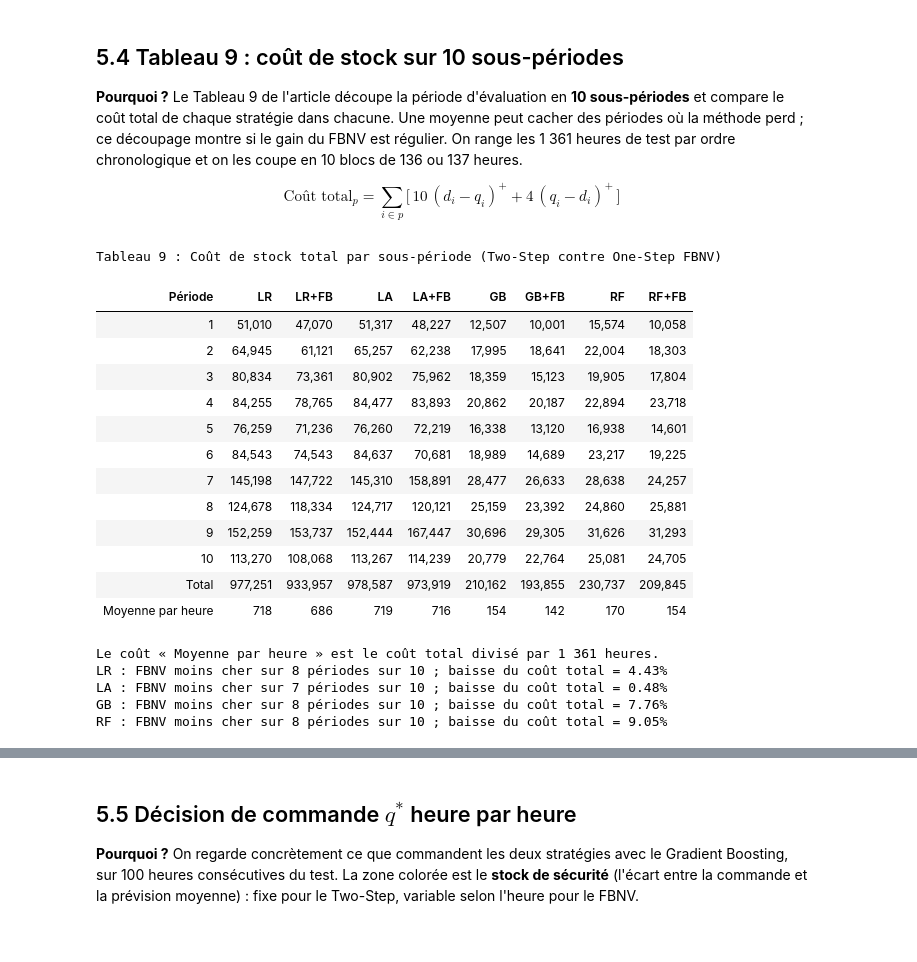
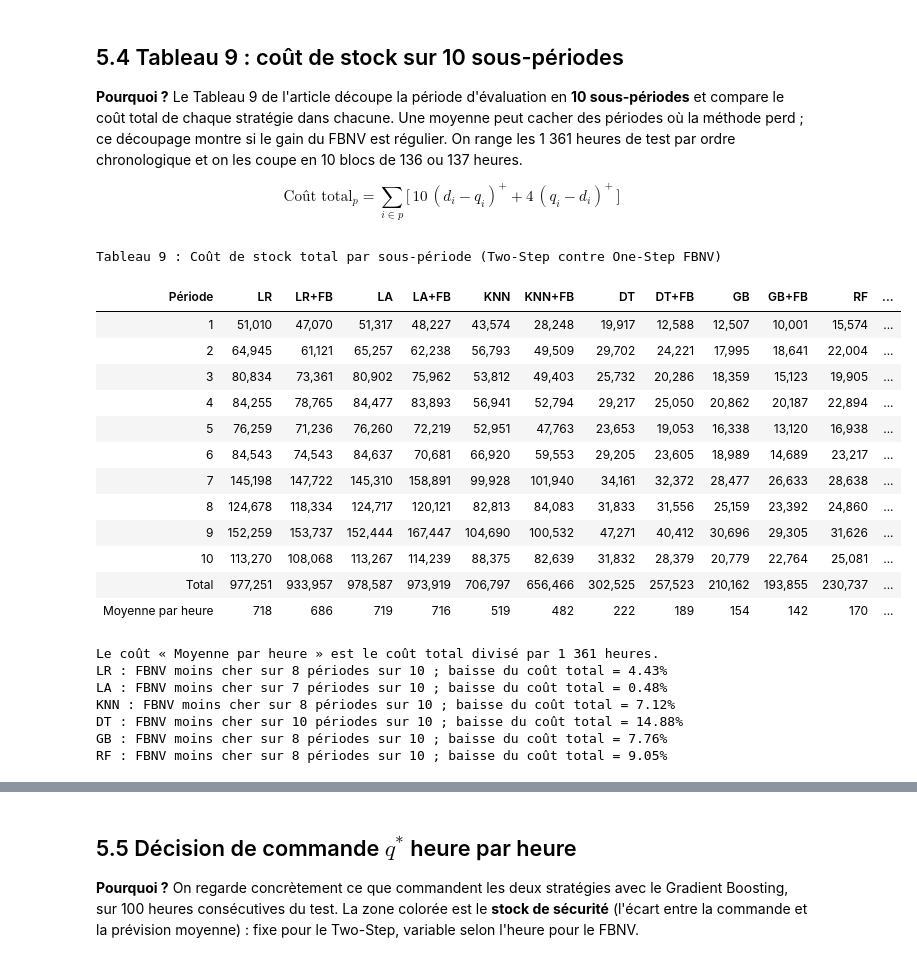
Before and after one commit to eliasbelme/eliasbelme.github.io, a Jupyter notebook: TP_GP27_FBNV.ipynb, the cells around one changed output, grey strips where cells are left out. Saved outputs shown, nothing was run; the diff lists cells and outputs as text; code cells hidden in the pictures.

```diff
--- a/TP_GP27_FBNV.ipynb
+++ b/TP_GP27_FBNV.ipynb
@@ -568,8 +624,11 @@ modeles = {
     "Ridge": make_pipeline(StandardScaler(), Ridge(alpha=1.0)),
     "ElasticNet": make_pipeline(StandardScaler(), ElasticNet(alpha=0.1, l1_ratio=0.5, random_state=RANDOM_STATE)),
     "KNN": make_pipeline(StandardScaler(), KNeighborsRegressor(n_neighbors=10)),
+    "SVR": make_pipeline(StandardScaler(), SVR()),
+    "Decision Tree": DecisionTreeRegressor(random_state=RANDOM_STATE),
+    "Random Forest": RandomForestRegressor(random_state=RANDOM_STATE, n_jobs=-1),
     "Gradient Boosting": GradientBoostingRegressor(random_state=RANDOM_STATE),
-    "Random Forest": RandomForestRegressor(random_state=RANDOM_STATE, n_jobs=-1),
+    "HistGradientBoosting": HistGradientBoostingRegressor(random_state=RANDOM_STATE),
 }
 
 resultats_cv, rmse_plis = [], {}
@@ -607,7 +671,7 @@ Tableau 3.1 : Validation croisée 5 plis (moyenne des 5 plis)
 # %%
 ordre = tab_cv["Modèle"].tolist()
 plis = pd.DataFrame(rmse_plis)[ordre].melt(var_name="Modèle", value_name="RMSE")
-fig, ax = plt.subplots(figsize=(10, 4.5))
+fig, ax = plt.subplots(figsize=(10, 5.5))
 sns.boxplot(x="RMSE", y="Modèle", data=plis, color=BLEU, ax=ax)
 sns.stripplot(x="RMSE", y="Modèle", data=plis, color="black", size=4, ax=ax)
 ax.set(title="RMSE des 5 plis de validation croisée", xlabel="RMSE (vélos par heure)", ylabel="")
@@ -811,25 +919,33 @@ for a in alphas:
     lignes.append({"alpha": a,
                    "LR Two-Step": c(np.maximum(d_hat["LR"] + z_a * sigma["LR"], 0)),
                    "LR+FB": c(np.maximum(lr_a.predict(Xte), 0)),
+                   "KNN Two-Step": c(np.maximum(d_hat["KNN"] + z_a * sigma["KNN"], 0)),
+                   "KNN+FB": c(np.quantile(demandes_voisins, a, axis=1)),
+                   "DT Two-Step": c(np.maximum(d_hat["DT"] + z_a * sigma["DT"], 0)),
+                   "DT+FB": c(quantile_feuilles(a)),
                    "GB Two-Step": c(np.maximum(d_hat["GB"] + z_a * sigma["GB"], 0)),
                    "GB+FB": c(np.maximum(gb_a.predict(Xte), 0)),
                    "RF Two-Step": c(np.maximum(d_hat["RF"] + z_a * sigma["RF"], 0)),
                    "RF+FB": c(np.quantile(preds_arbres, a, axis=0))})
 sens = pd.DataFrame(lignes)
 
-fig, axes = plt.subplots(1, 3, figsize=(15, 4.2), sharex=True)
-for ax, m in zip(axes, ["LR", "GB", "RF"]):
+SENS = ["LR", "KNN", "DT", "GB", "RF"]
+fig, axes = plt.subplots(2, 3, figsize=(15, 8))
+axes = axes.ravel()
+for ax, m in zip(axes, SENS):
     ax.plot(sens["alpha"], sens[f"{m} Two-Step"], color=ORANGE, ls="--", marker="o", ms=3, label="Two-Step")
     ax.plot(sens["alpha"], sens[f"{m}+FB"], color=BLEU, marker="o", ms=3, label="One-Step FBNV")
     ax.axvline(ALPHA, color=GRIS, ls=":", label="alpha* = 0,714")
-    ax.set(title={"LR": "Linear Regression", "GB": "Gradient Boosting", "RF": "Random Forest"}[m],
-           xlabel="Fractile critique b / (b + h)")
+    ax.set(title=NOMS[m], xlabel="Fractile critique b / (b + h)")
 axes[0].set_ylabel("Coût moyen par heure")
-axes[0].legend()
+axes[3].set_ylabel("Coût moyen par heure")
+axes[5].axis("off")
+axes[5].legend(*axes[0].get_legend_handles_labels(), loc="center", fontsize=11)
+fig.tight_layout()
 sauver(fig, "fig8_sensibilite")
 plt.show()
 
-for m in ["LR", "GB", "RF"]:
+for m in SENS:
     gagne = (sens[f"{m}+FB"] < sens[f"{m} Two-Step"])
     print(f"{m} : FBNV moins cher pour {gagne.sum()} valeurs de alpha sur {len(alphas)} ;"
           f" alpha où il perd : {sens.loc[~gagne, 'alpha'].tolist()}")
@@ -919,13 +1040,13 @@ holiday        0.8
 # %%
 ordre_t = np.argsort(df.loc[X_test.index, "datetime"].values)   # heures du test dans l'ordre chronologique
 fen = ordre_t[:150]
-fig, axes = plt.subplots(2, 2, figsize=(14, 7), sharey=True)
-for ax, m, nom in zip(axes.ravel(), prevision, ["Linear Regression", "Lasso", "Gradient Boosting", "Random Forest"]):
+fig, axes = plt.subplots(3, 2, figsize=(14, 10), sharey=True)
+for ax, (m, nom) in zip(axes.ravel(), NOMS.items()):
     ax.plot(yte.values[fen], color="black", lw=1.4, label="Demande réelle")
     ax.plot(d_hat[m][fen], color=BLEU, lw=1.4, ls="--", label="Prévision")
     ax.set(title=f"{nom} (R² test = {r2_score(yte, d_hat[m]):.2f})", xlabel="Heures du test (ordre chronologique)")
-axes[0, 0].set_ylabel("Vélos par heure")
-axes[1, 0].set_ylabel("Vélos par heure")
+for ligne in axes:
+    ligne[0].set_ylabel("Vélos par heure")
 axes[0, 0].legend()
 fig.tight_layout()
 sauver(fig, "fig10_reel_vs_prevu")
@@ -947,38 +1069,42 @@ plt.show()
 $$\text{Coût total}_p = \sum_{i \in p} \big[\,10\,(d_i - q_i)^+ + 4\,(q_i - d_i)^+\,\big]$$
 # %%
 periodes = np.array_split(ordre_t, 10)
-colonnes = {"LR": q_two["LR"], "LR+FB": q_one["LR"], "LA": q_two["LA"], "LA+FB": q_one["LA"],
-            "GB": q_two["GB"], "GB+FB": q_one["GB"], "RF": q_two["RF"], "RF+FB": q_one["RF"]}
+colonnes = {}
+for m in prevision:                                   # LR, LR+FB, LA, LA+FB, ... RF, RF+FB
+    colonnes[m] = q_two[m]
+    colonnes[m + "+FB"] = q_one[m]
 tab9 = pd.DataFrame([{"Période": k, **{nom: cout(yte.values[idx], q[idx]) * len(idx) for nom, q in colonnes.items()}}
                      for k, idx in enumerate(periodes, 1)])
 total = tab9.drop(columns="Période").sum()
 moyenne = pd.Series({nom: cout(yte, q) for nom, q in colonnes.items()})
 tab9 = pd.concat([tab9, pd.DataFrame([{"Période": "Total", **total}, {"Période": "Moyenne par heure", **moyenne}])])
 tableau(tab9, "Tableau 9 : Coût de stock total par sous-période (Two-Step contre One-Step FBNV)",
         {c: "{:,.0f}" for c in colonnes})
 print("Le coût « Moyenne par heure » est le coût total divisé par 1 361 heures.")
 
-for m in ["LR", "LA", "GB", "RF"]:
+for m in prevision:
     gagne = (tab9[f"{m}+FB"].values[:10] < tab9[m].values[:10]).sum()
     print(f"{m} : FBNV moins cher sur {gagne} périodes sur 10 ; baisse du coût total = {1 - total[m + '+FB'] / total[m]:.2%}")
 # %% [output]
 Tableau 9 : Coût de stock total par sous-période (Two-Step contre One-Step FBNV)
-| Période | LR | LR+FB | LA | LA+FB | GB | GB+FB | RF | RF+FB |
-| 1 | 51,010 | 47,070 | 51,317 | 48,227 | 12,507 | 10,001 | 15,574 | 10,058 |
-| 2 | 64,945 | 61,121 | 65,257 | 62,238 | 17,995 | 18,641 | 22,004 | 18,303 |
-| 3 | 80,834 | 73,361 | 80,902 | 75,962 | 18,359 | 15,123 | 19,905 | 17,804 |
-| 4 | 84,255 | 78,765 | 84,477 | 83,893 | 20,862 | 20,187 | 22,894 | 23,718 |
-| 5 | 76,259 | 71,236 | 76,260 | 72,219 | 16,338 | 13,120 | 16,938 | 14,601 |
-| 6 | 84,543 | 74,543 | 84,637 | 70,681 | 18,989 | 14,689 | 23,217 | 19,225 |
-| 7 | 145,198 | 147,722 | 145,310 | 158,891 | 28,477 | 26,633 | 28,638 | 24,257 |
-| 8 | 124,678 | 118,334 | 124,717 | 120,121 | 25,159 | 23,392 | 24,860 | 25,881 |
-| 9 | 152,259 | 153,737 | 152,444 | 167,447 | 30,696 | 29,305 | 31,626 | 31,293 |
-| 10 | 113,270 | 108,068 | 113,267 | 114,239 | 20,779 | 22,764 | 25,081 | 24,705 |
-| Total | 977,251 | 933,957 | 978,587 | 973,919 | 210,162 | 193,855 | 230,737 | 209,845 |
-| Moyenne par heure | 718 | 686 | 719 | 716 | 154 | 142 | 170 | 154 |
+| Période | LR | LR+FB | LA | LA+FB | KNN | KNN+FB | DT | DT+FB | GB | GB+FB | RF | ... |
+| 1 | 51,010 | 47,070 | 51,317 | 48,227 | 43,574 | 28,248 | 19,917 | 12,588 | 12,507 | 10,001 | 15,574 | ... |
+| 2 | 64,945 | 61,121 | 65,257 | 62,238 | 56,793 | 49,509 | 29,702 | 24,221 | 17,995 | 18,641 | 22,004 | ... |
+| 3 | 80,834 | 73,361 | 80,902 | 75,962 | 53,812 | 49,403 | 25,732 | 20,286 | 18,359 | 15,123 | 19,905 | ... |
+| 4 | 84,255 | 78,765 | 84,477 | 83,893 | 56,941 | 52,794 | 29,217 | 25,050 | 20,862 | 20,187 | 22,894 | ... |
+| 5 | 76,259 | 71,236 | 76,260 | 72,219 | 52,951 | 47,763 | 23,653 | 19,053 | 16,338 | 13,120 | 16,938 | ... |
+| 6 | 84,543 | 74,543 | 84,637 | 70,681 | 66,920 | 59,553 | 29,205 | 23,605 | 18,989 | 14,689 | 23,217 | ... |
+| 7 | 145,198 | 147,722 | 145,310 | 158,891 | 99,928 | 101,940 | 34,161 | 32,372 | 28,477 | 26,633 | 28,638 | ... |
+| 8 | 124,678 | 118,334 | 124,717 | 120,121 | 82,813 | 84,083 | 31,833 | 31,556 | 25,159 | 23,392 | 24,860 | ... |
+| 9 | 152,259 | 153,737 | 152,444 | 167,447 | 104,690 | 100,532 | 47,271 | 40,412 | 30,696 | 29,305 | 31,626 | ... |
+| 10 | 113,270 | 108,068 | 113,267 | 114,239 | 88,375 | 82,639 | 31,832 | 28,379 | 20,779 | 22,764 | 25,081 | ... |
+| Total | 977,251 | 933,957 | 978,587 | 973,919 | 706,797 | 656,466 | 302,525 | 257,523 | 210,162 | 193,855 | 230,737 | ... |
+| Moyenne par heure | 718 | 686 | 719 | 716 | 519 | 482 | 222 | 189 | 154 | 142 | 170 | ... |
 Le coût « Moyenne par heure » est le coût total divisé par 1 361 heures.
 LR : FBNV moins cher sur 8 périodes sur 10 ; baisse du coût total = 4.43%
 LA : FBNV moins cher sur 7 périodes sur 10 ; baisse du coût total = 0.48%
+KNN : FBNV moins cher sur 8 périodes sur 10 ; baisse du coût total = 7.12%
+DT : FBNV moins cher sur 10 périodes sur 10 ; baisse du coût total = 14.88%
 GB : FBNV moins cher sur 8 périodes sur 10 ; baisse du coût total = 7.76%
 RF : FBNV moins cher sur 8 périodes sur 10 ; baisse du coût total = 9.05%
 # %% [markdown]
```
Also changed, not shown: parts of 44 cells of this notebook, 5 other files.
